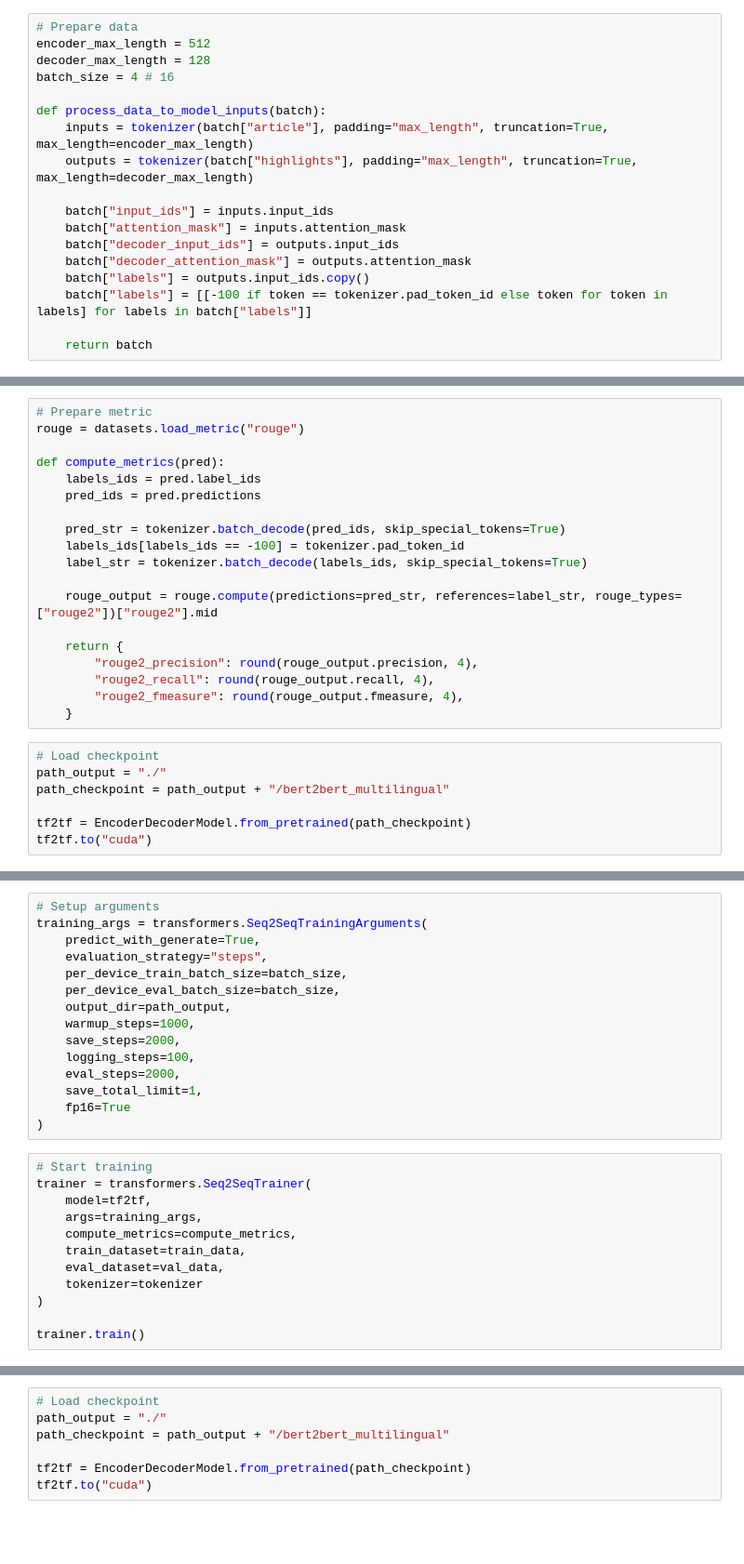
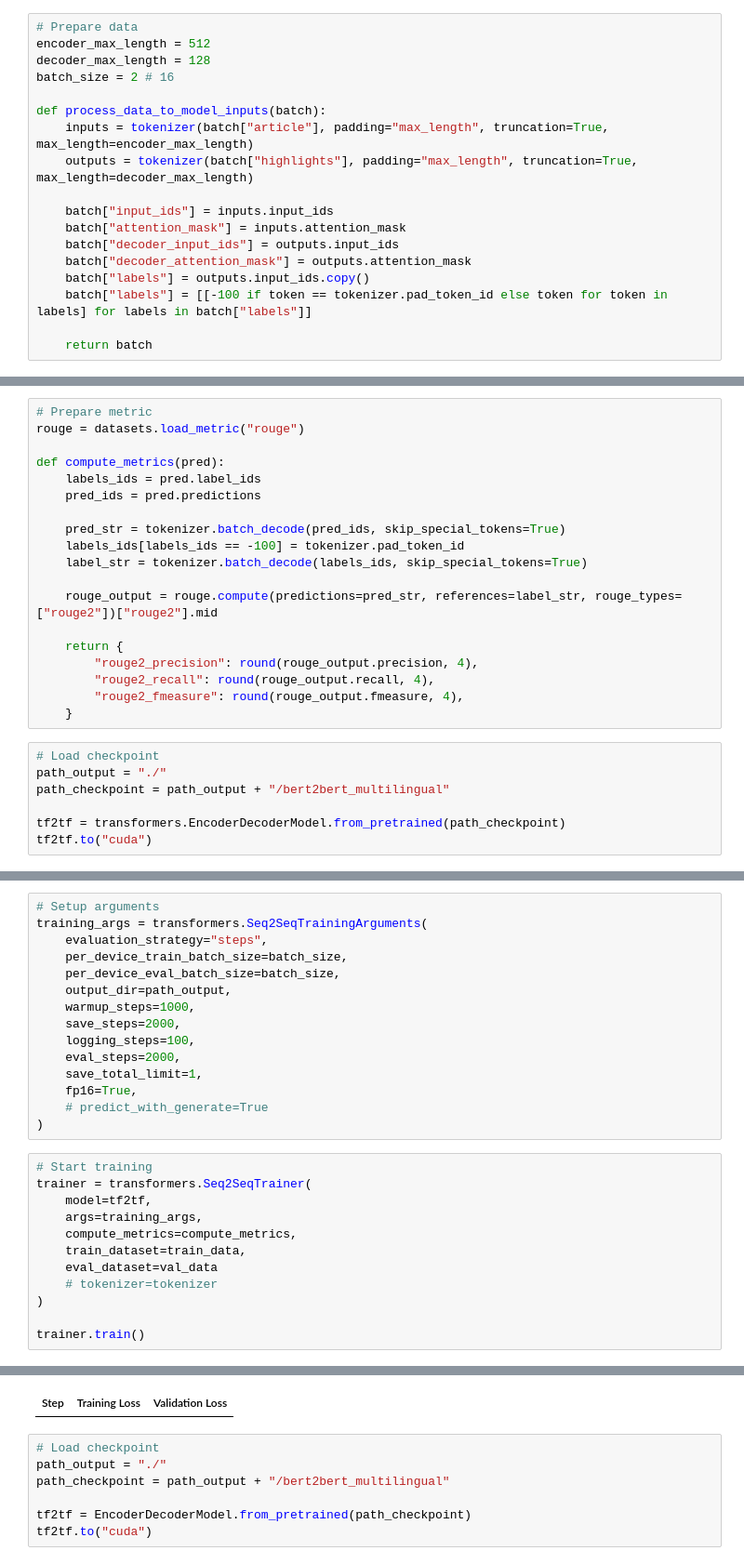
Before and after one commit to DidiDerDenker/ATS, a Jupyter notebook: Models/transformer_to_transformer_architecture/tf2tf_tud_intel.ipynb, the cells around one changed output, grey strips where cells are left out. Shown at 93% size. Drawn from its saved outputs; the diff is of its cells as text; blank space fills up the shorter version.

Commit message:
Started training in order to reproduce BERT-results.

```diff
--- a/Models/transformer_to_transformer_architecture/tf2tf_tud_intel.ipynb
+++ b/Models/transformer_to_transformer_architecture/tf2tf_tud_intel.ipynb
@@ -134,7 +130,7 @@ print(type(tokenizer))
 # Prepare data
 encoder_max_length = 512
 decoder_max_length = 128
-batch_size = 4 # 16
+batch_size = 2 # 16
 
 def process_data_to_model_inputs(batch):
     inputs = tokenizer(batch["article"], padding="max_length", truncation=True, max_length=encoder_max_length)
@@ -228,5 +230,5 @@ def compute_metrics(pred):
 path_output = "./"
 path_checkpoint = path_output + "/bert2bert_multilingual"
 
-tf2tf = EncoderDecoderModel.from_pretrained(path_checkpoint)
+tf2tf = transformers.EncoderDecoderModel.from_pretrained(path_checkpoint)
 tf2tf.to("cuda")
@@ -239,7 +263,6 @@ psutil.virtual_memory()
 # %%
 # Setup arguments
 training_args = transformers.Seq2SeqTrainingArguments(
-    predict_with_generate=True,
     evaluation_strategy="steps",
     per_device_train_batch_size=batch_size,
     per_device_eval_batch_size=batch_size,
@@ -249,7 +272,8 @@ training_args = transformers.Seq2SeqTrainingArguments(
     logging_steps=100,
     eval_steps=2000,
     save_total_limit=1,
-    fp16=True
+    fp16=True,
+    # predict_with_generate=True
 )
 # %%
 # Start training
@@ -258,8 +282,9 @@ trainer = transformers.Seq2SeqTrainer(
     args=training_args,
     compute_metrics=compute_metrics,
     train_dataset=train_data,
-    eval_dataset=val_data,
-    tokenizer=tokenizer
+    eval_dataset=val_data
+    # tokenizer=tokenizer
 )
 
 trainer.train()
+# %% [output]
@@ -266,3 +292,4 @@ trainer.train()
+| Step | Training Loss | Validation Loss |
 # %%
 # Load checkpoint
 path_output = "./"
```
Also changed, not shown: parts of 8 cells of this notebook, 7 other files.
